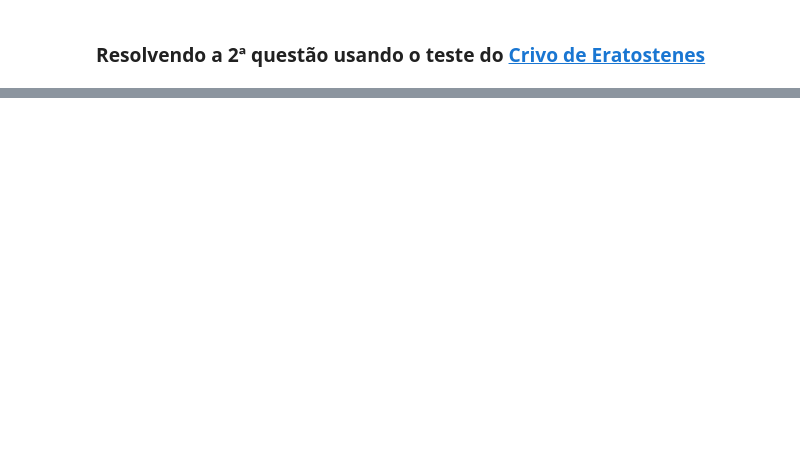
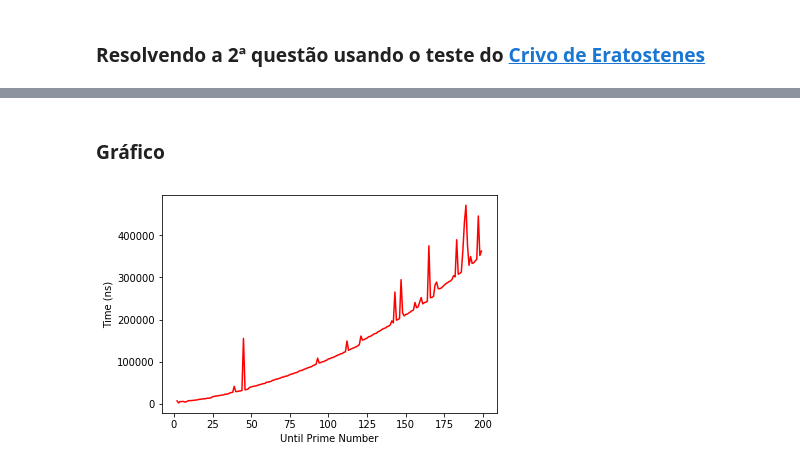
Before and after one commit to cleversonahum/tcii, a Jupyter notebook: num_primos/Números Primos.ipynb, the cells around one changed output, grey strips where cells are left out. Cells and saved outputs as stored; diff of their text form; code cells hidden in the pictures; blank space fills up the shorter version.

```diff
--- a/num_primos/Números Primos.ipynb
+++ b/num_primos/Números Primos.ipynb
@@ -21,0 +41,3 @@ False
+# %%
+n = 100 #Substituir 100 pelo valor do caso de alta complexidade dado como exemplo
+%timeit prime(100)
@@ -42,0 +114,19 @@ sieveEratosthenes(10)
+# %% [markdown]
+### Gráfico
+# %%
+times = []
+vector = range(2,200) #Mudar de acordo com os valores de baixa até complexidade alta
+for i in vector:
+    start = time.time()
+    sieveEratosthenes(i)
+    end = time.time()
+    times.append((end - start)*1e9)
+
+#Gerando Gráfico
+plt.figure()
+plt.plot(vector,times,'r')
+plt.xlabel("Until Prime Number")
+plt.ylabel("Time (ns)")
+plt.show()
+# %% [output]
+[figure, added]
```
Also changed, not shown: parts of 17 cells of this notebook.
